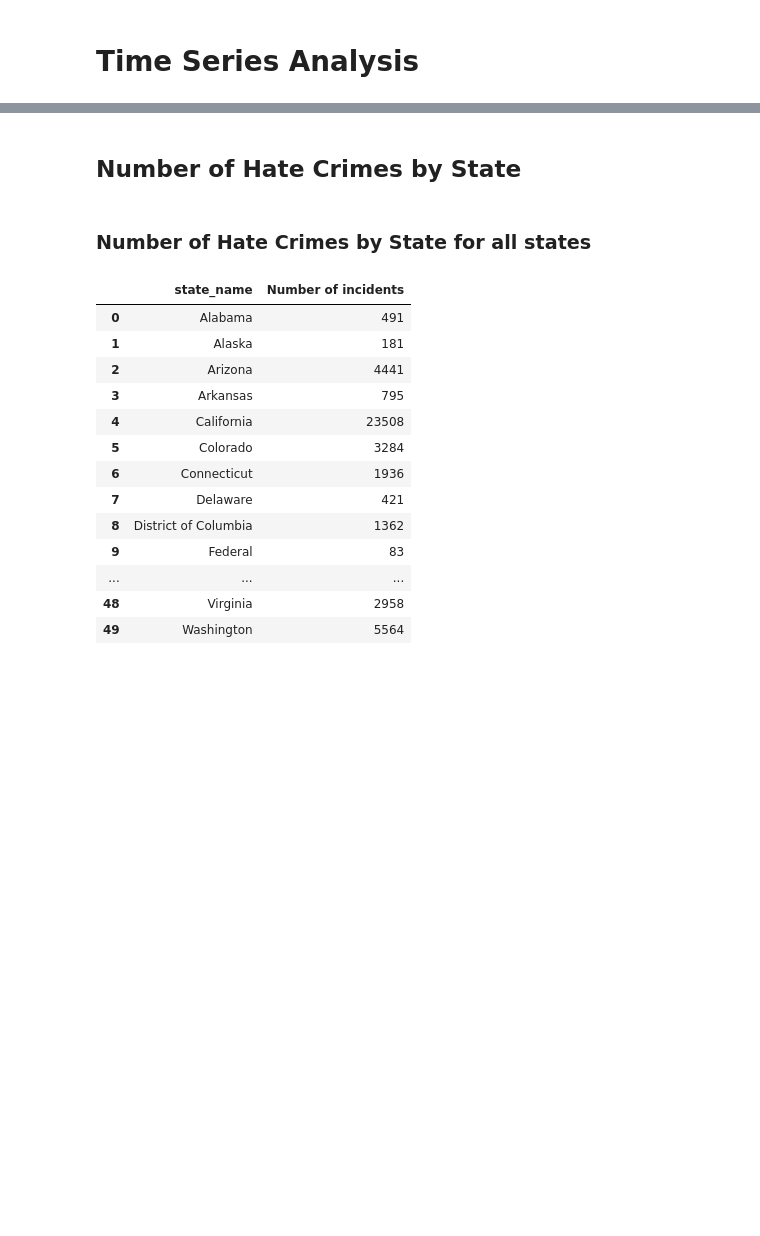
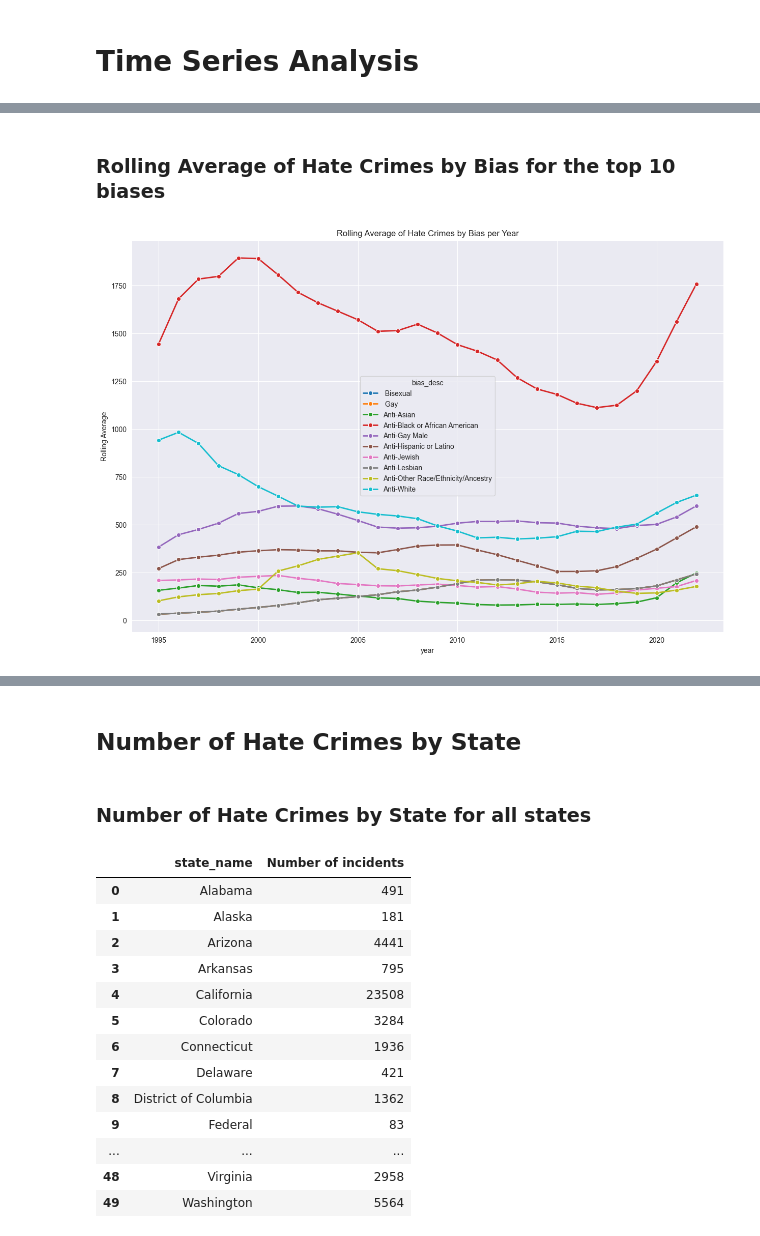
Before and after one commit to UWI-Zess/COMP6940-Project, a Jupyter notebook: models/forecasting_model.ipynb, the cells around one changed output, grey strips where cells are left out. Drawn from its saved outputs; the diff is of its cells as text; code cells hidden in the pictures; blank space fills up the shorter version.

```diff
--- a/models/forecasting_model.ipynb
+++ b/models/forecasting_model.ipynb
@@ -65,0 +175,11 @@ data
+# %% [markdown]
+### Rolling Average of Hate Crimes by Bias for the top 10 biases
+# %%
+# plot the rolling average of hate crimes by bias for the top 10 biases
+plt.figure(figsize=(15, 10))
+df_bias_year['Rolling Average'] = df_bias_year.groupby('bias_desc')['Number of incidents'].transform(lambda x: x.rolling(5).mean())
+sns.lineplot(data=df_bias_year, x='year', y='Rolling Average', hue='bias_desc', linewidth=2, marker='o')
+plt.title('Rolling Average of Hate Crimes by Bias per Year')
+plt.show()
+# %% [output]
+[figure, added]
```
Also changed, not shown: parts of 16 cells of this notebook, 1 other file.
